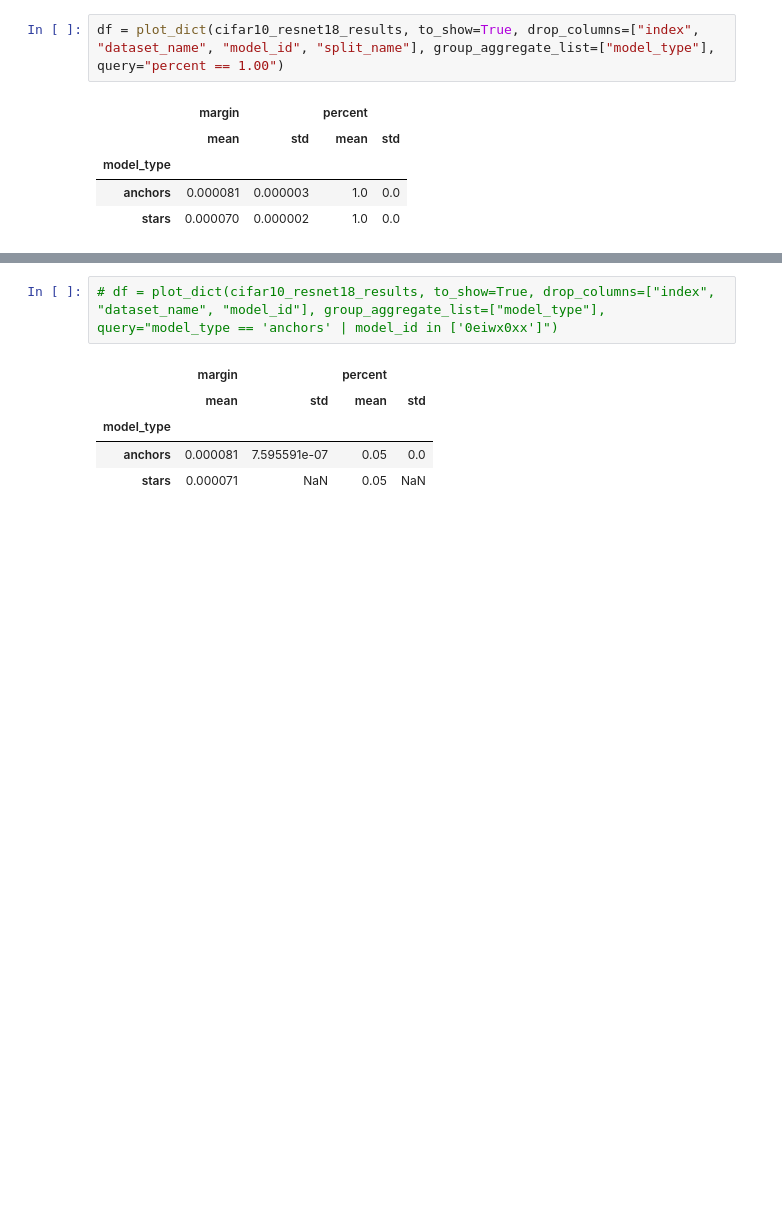
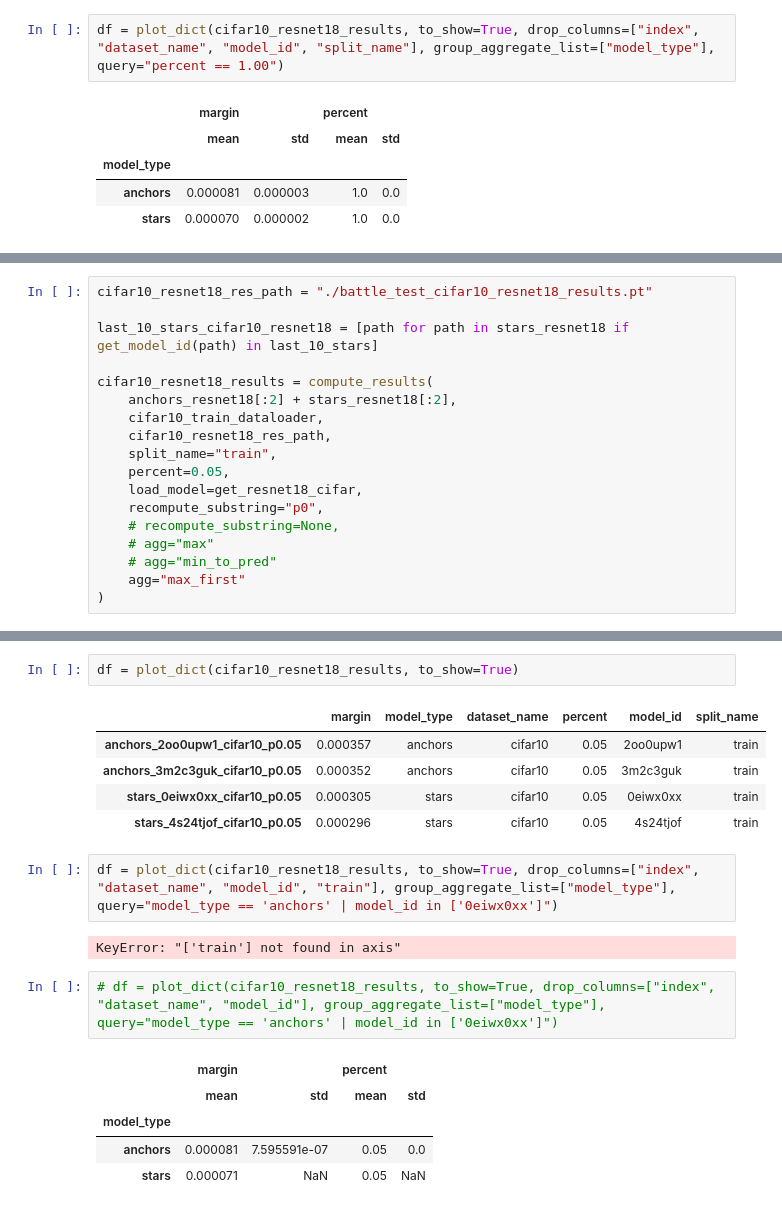
Before and after one commit to AlexanderRubinstein/starlight, a Jupyter notebook: notebooks/margin_exps.ipynb, the cells around one changed output, grey strips where cells are left out. Saved outputs shown, nothing was run; the diff lists cells and outputs as text; blank space fills up the shorter version.

Commit message:
Add l2 + min_to_pred

```diff
--- a/notebooks/margin_exps.ipynb
+++ b/notebooks/margin_exps.ipynb
@@ -609,0 +789,18 @@ df = plot_dict(cifar10_resnet18_results, to_show=True, drop_columns=["index", "d
+# %%
+cifar10_resnet18_res_path = "./battle_test_cifar10_resnet18_results.pt"
+
+last_10_stars_cifar10_resnet18 = [path for path in stars_resnet18 if get_model_id(path) in last_10_stars]
+
+cifar10_resnet18_results = compute_results(
+    anchors_resnet18[:2] + stars_resnet18[:2],
+    cifar10_train_dataloader,
+    cifar10_resnet18_res_path,
+    split_name="train",
+    percent=0.05,
+    load_model=get_resnet18_cifar,
+    recompute_substring="p0",
+    # recompute_substring=None,
+    # agg="max"
+    # agg="min_to_pred"
+    agg="max_first"
+)
@@ -610,3 +813,15 @@ df = plot_dict(cifar10_resnet18_results, to_show=True, drop_columns=["index", "d
+# %%
+df = plot_dict(cifar10_resnet18_results, to_show=True)
+# %% [output]
+|  | margin | model_type | dataset_name | percent | model_id | split_name |
+| anchors_2oo0upw1_cifar10_p0.05 | 0.000357 | anchors | cifar10 | 0.05 | 2oo0upw1 | train |
+| anchors_3m2c3guk_cifar10_p0.05 | 0.000352 | anchors | cifar10 | 0.05 | 3m2c3guk | train |
+| stars_0eiwx0xx_cifar10_p0.05 | 0.000305 | stars | cifar10 | 0.05 | 0eiwx0xx | train |
+| stars_4s24tjof_cifar10_p0.05 | 0.000296 | stars | cifar10 | 0.05 | 4s24tjof | train |
+# %%
+df = plot_dict(cifar10_resnet18_results, to_show=True, drop_columns=["index", "dataset_name", "model_id", "train"], group_aggregate_list=["model_type"], query="model_type == 'anchors' | model_id in ['0eiwx0xx']")
+# %% [output]
+KeyError: "['train'] not found in axis"
 # %%
 # df = plot_dict(cifar10_resnet18_results, to_show=True, drop_columns=["index", "dataset_name", "model_id"], group_aggregate_list=["model_type"], query="model_type == 'anchors' | model_id in ['0eiwx0xx']")
 # %% [output]
```
Also changed, not shown: parts of 16 cells of this notebook.
